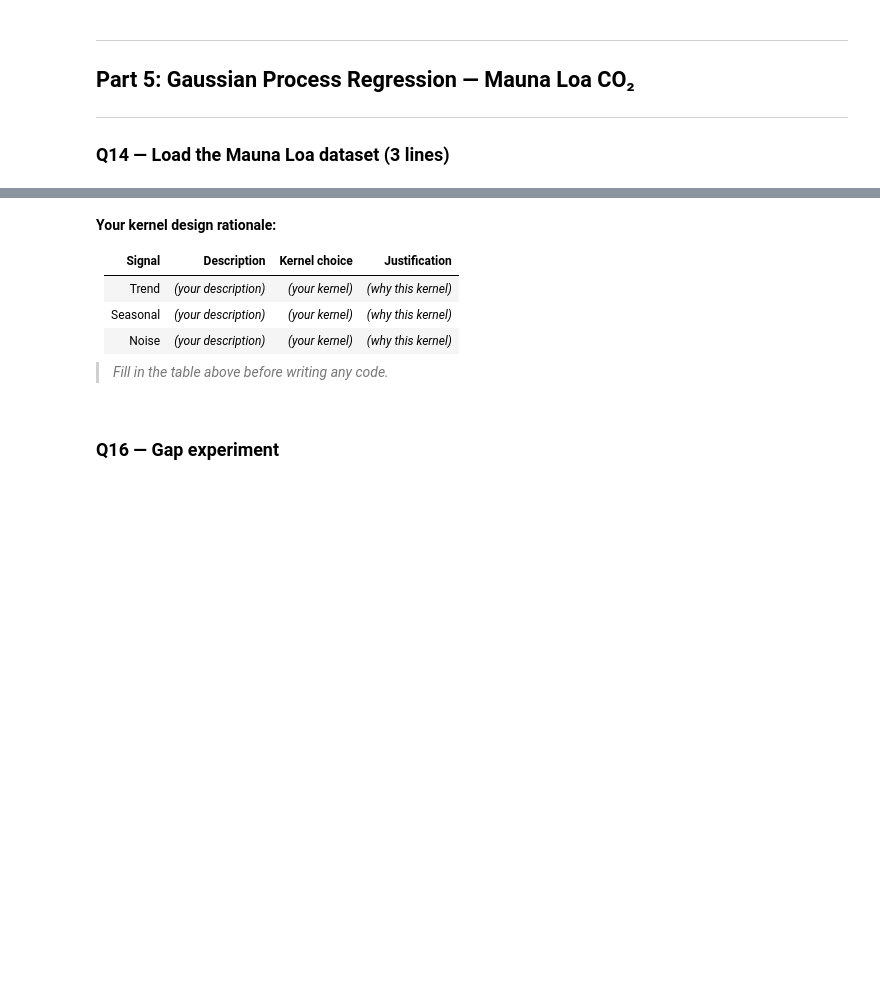
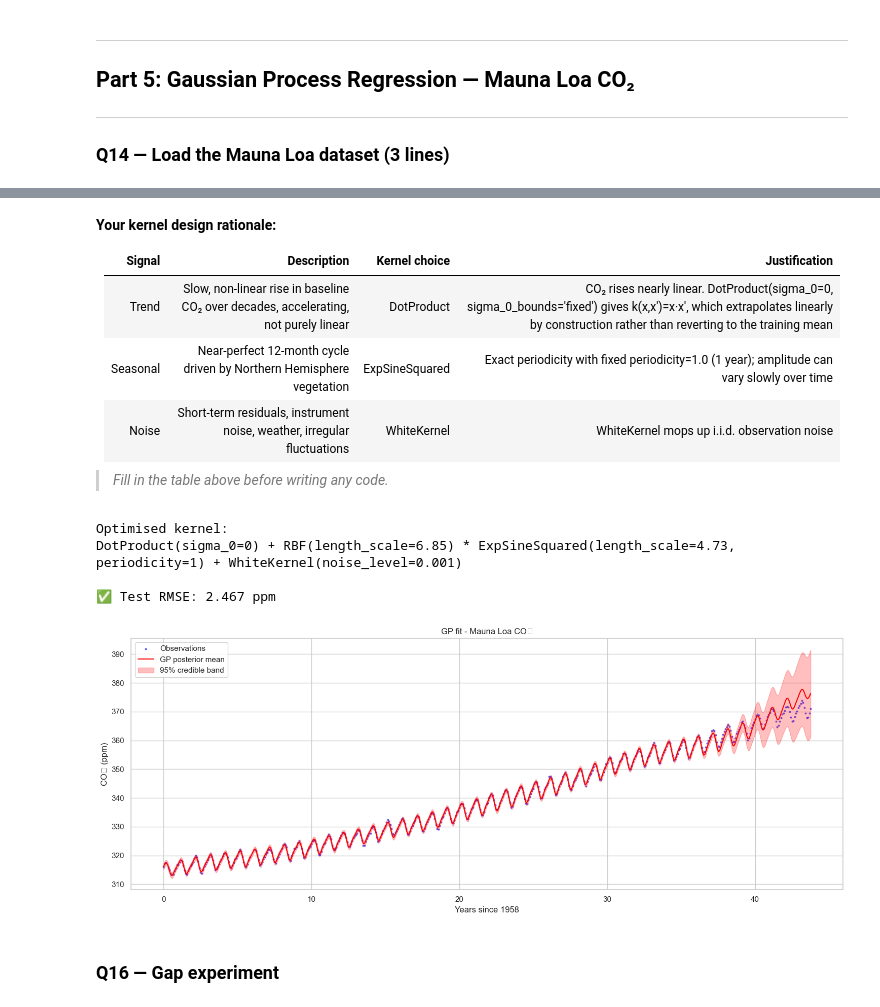
Before and after one commit to Sulav-Koirala/AI-Fellowship-Assignments, a Jupyter notebook: Week 6/W6_Probabilistic_Models_Assignment.ipynb, the cells around one changed output, grey strips where cells are left out. Saved outputs shown, nothing was run; the diff lists cells and outputs as text; code cells hidden in the pictures; blank space fills up the shorter version.

```diff
--- a/Week 6/W6_Probabilistic_Models_Assignment.ipynb
+++ b/Week 6/W6_Probabilistic_Models_Assignment.ipynb
@@ -655,10 +733,10 @@ print(f"Empirical:      {df['Churn'].mean():.4f}")
 # t = (df_co2.index - df_co2.index[0]).days.values.reshape(-1, 1) / 365.25
 
 from statsmodels.datasets import co2
-df_co2 = None   # YOUR CODE HERE
-t      = None   # YOUR CODE HERE
-y      = None   # df_co2['co2'].values
-raise NotImplementedError("Load Mauna Loa dataset in 3 lines")
+df_co2 = co2.load_pandas().data.resample('ME').mean().dropna()
+
+t = (df_co2.index - df_co2.index[0]).days.values.reshape(-1, 1) / 365.25
+y = df_co2['co2'].values
 
 # ── SELF-CHECK ────────────────────────────────────────────────────────────────
 assert df_co2 is not None
@@ -679,9 +771,9 @@ print(f"   CO₂ range: {y.min():.1f}–{y.max():.1f} ppm")
 
 | Signal | Description | Kernel choice | Justification |
 |--------|-------------|---------------|---------------|
-| Trend | *(your description)* | *(your kernel)* | *(why this kernel)* |
-| Seasonal | *(your description)* | *(your kernel)* | *(why this kernel)* |
-| Noise | *(your description)* | *(your kernel)* | *(why this kernel)* |
+| Trend | Slow, non-linear rise in baseline CO₂ over decades, accelerating, not purely linear | DotProduct | CO₂ rises nearly linear. DotProduct(sigma_0=0, sigma_0_bounds='fixed') gives k(x,x')=x·x', which extrapolates linearly by construction rather than reverting to the training mean |
+| Seasonal | Near-perfect 12-month cycle driven by Northern Hemisphere vegetation | ExpSineSquared | Exact periodicity with fixed periodicity=1.0 (1 year); amplitude can vary slowly over time |
+| Noise | Short-term residuals, instrument noise, weather, irregular fluctuations | WhiteKernel | WhiteKernel mops up i.i.d. observation noise |
 
 > *Fill in the table above before writing any code.*
 # %%
@@ -698,17 +790,18 @@ t_test,  y_test  = t[n_train:], y[n_train:]
 # k_seasonal = RBF(...) * ExpSineSquared(..., periodicity=1.0, periodicity_bounds='fixed')
 # k_noise    = WhiteKernel(...)
 # kernel     = k_trend + k_seasonal + k_noise
-k_trend    = None
-k_seasonal = None
-k_noise    = None
-kernel     = None
-raise NotImplementedError("Define the composite kernel")
+k_trend    = DotProduct(sigma_0=0.0, sigma_0_bounds='fixed')
+k_seasonal = RBF(length_scale=5.0, length_scale_bounds=(1.0, 20.0)) \
+           * ExpSineSquared(length_scale=1.0, periodicity=1.0,
+                            periodicity_bounds='fixed',
+                            length_scale_bounds=(0.5, 5.0))
+k_noise    = WhiteKernel(noise_level=0.5, noise_level_bounds=(1e-3, 10.0))
+kernel     = k_trend + k_seasonal + k_noise
 
 # Fit the GP
 gp = GaussianProcessRegressor(kernel=kernel, n_restarts_optimizer=10,
                                normalize_y=True, random_state=42)
-# YOUR CODE HERE: fit gp on (t_train, y_train)
-raise NotImplementedError("Fit the GP")
+gp.fit(t_train, y_train)
 
 print("Optimised kernel:")
 print(gp.kernel_)
@@ -719,18 +812,33 @@ rmse = np.sqrt(np.mean((y_test - y_test_pred)**2))
 # ── SELF-CHECK ────────────────────────────────────────────────────────────────
 assert rmse < 4.5, f"RMSE={rmse:.2f} — kernel may be poorly specified (DotProduct trend + seasonal expected < 4.5 ppm)"
 print(f"\n✅ Test RMSE: {rmse:.3f} ppm")
+# %% [output]
+Optimised kernel:
+DotProduct(sigma_0=0) + RBF(length_scale=6.85) * ExpSineSquared(length_scale=4.73, periodicity=1) + WhiteKernel(noise_level=0.001)
+
+✅ Test RMSE: 2.467 ppm
 # %%
 # YOUR CODE HERE — plot posterior mean and 95% credible bands
 # Use gp.predict(t_full, return_std=True) where t_full covers the full training range
 # Shade fill_between(mean - 2*std, mean + 2*std) for the 95% band
 
 t_full = np.linspace(t.min(), t.max(), 600).reshape(-1, 1)
-y_pred, y_std = None, None   # YOUR CODE HERE
-raise NotImplementedError("Predict over full range and plot")
+y_pred, y_std = gp.predict(t_full, return_std=True)
 
 fig, ax = plt.subplots(figsize=(15, 6))
-# YOUR PLOT CODE HERE
+ax.scatter(t, y, s=4, color='blue', alpha=0.5, label='Observations')
+ax.plot(t_full, y_pred, color='red', lw=1.5, label='GP posterior mean')
+ax.fill_between(t_full.flatten(),
+                y_pred - 2*y_std,
+                y_pred + 2*y_std,
+                alpha=0.25, color='red', label='95% credible band')
+ax.set_xlabel('Years since 1958');
+ax.set_ylabel('CO₂ (ppm)')
+ax.set_title('GP fit - Mauna Loa CO₂');
+ax.legend()
 plt.tight_layout(); plt.show()
+# %% [output]
+[figure, added]
 # %% [markdown]
 ### Q16 — Gap experiment
 # %%
```
Also changed, not shown: parts of 25 cells of this notebook, 1 other file.
